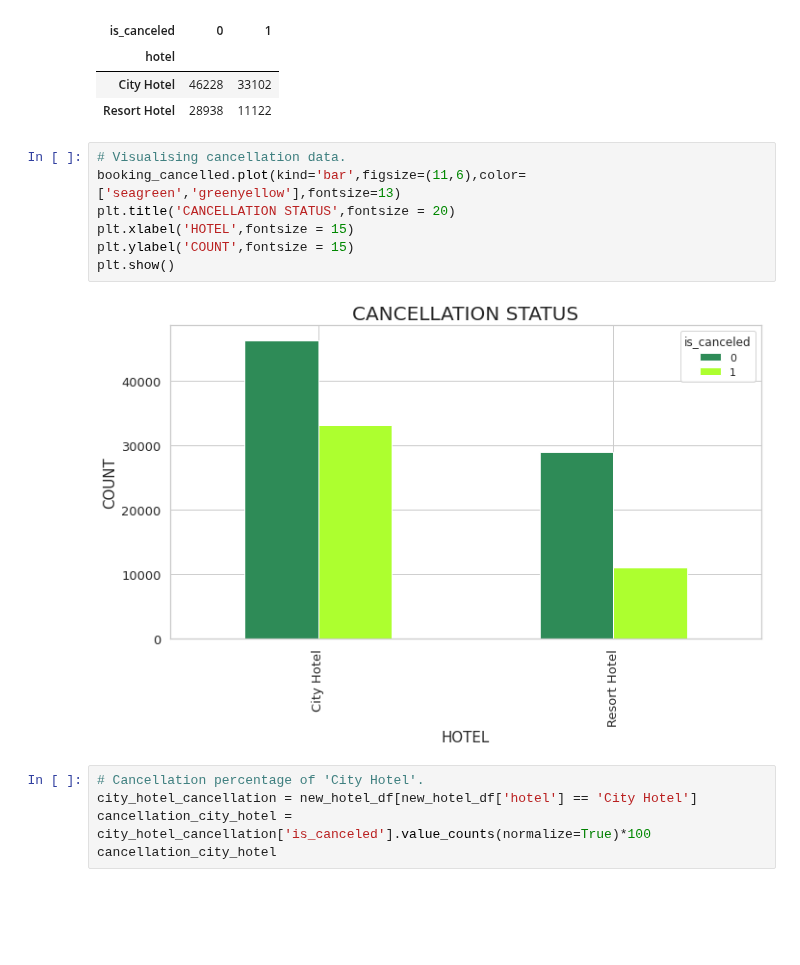
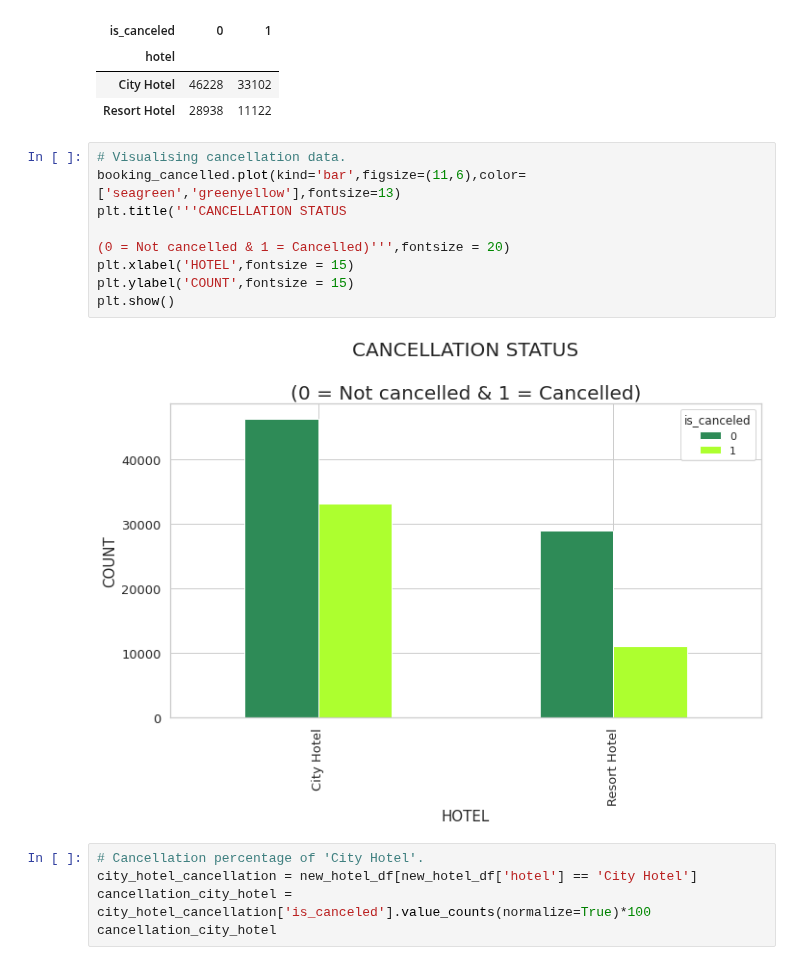
Before and after one commit to Arka1212/Hotel-Booking-Analysis, a Jupyter notebook: Hotel_Booking_Analysis_Capstone_Project.ipynb, the cells around one changed output. Saved outputs shown, nothing was run; the diff lists cells and outputs as text; blank space fills up the shorter version.

```diff
--- a/Hotel_Booking_Analysis_Capstone_Project.ipynb
+++ b/Hotel_Booking_Analysis_Capstone_Project.ipynb
@@ -421,12 +421,14 @@ booking_cancelled
 # %%
 # Visualising cancellation data.
 booking_cancelled.plot(kind='bar',figsize=(11,6),color=['seagreen','greenyellow'],fontsize=13)
-plt.title('CANCELLATION STATUS',fontsize = 20)
+plt.title('''CANCELLATION STATUS
+
+(0 = Not cancelled & 1 = Cancelled)''',fontsize = 20)
 plt.xlabel('HOTEL',fontsize = 15)
 plt.ylabel('COUNT',fontsize = 15)
 plt.show()
 # %% [output]
-[figure, old version]
+[figure, new version]
 # %%
 # Cancellation percentage of 'City Hotel'.
 city_hotel_cancellation = new_hotel_df[new_hotel_df['hotel'] == 'City Hotel']
```
